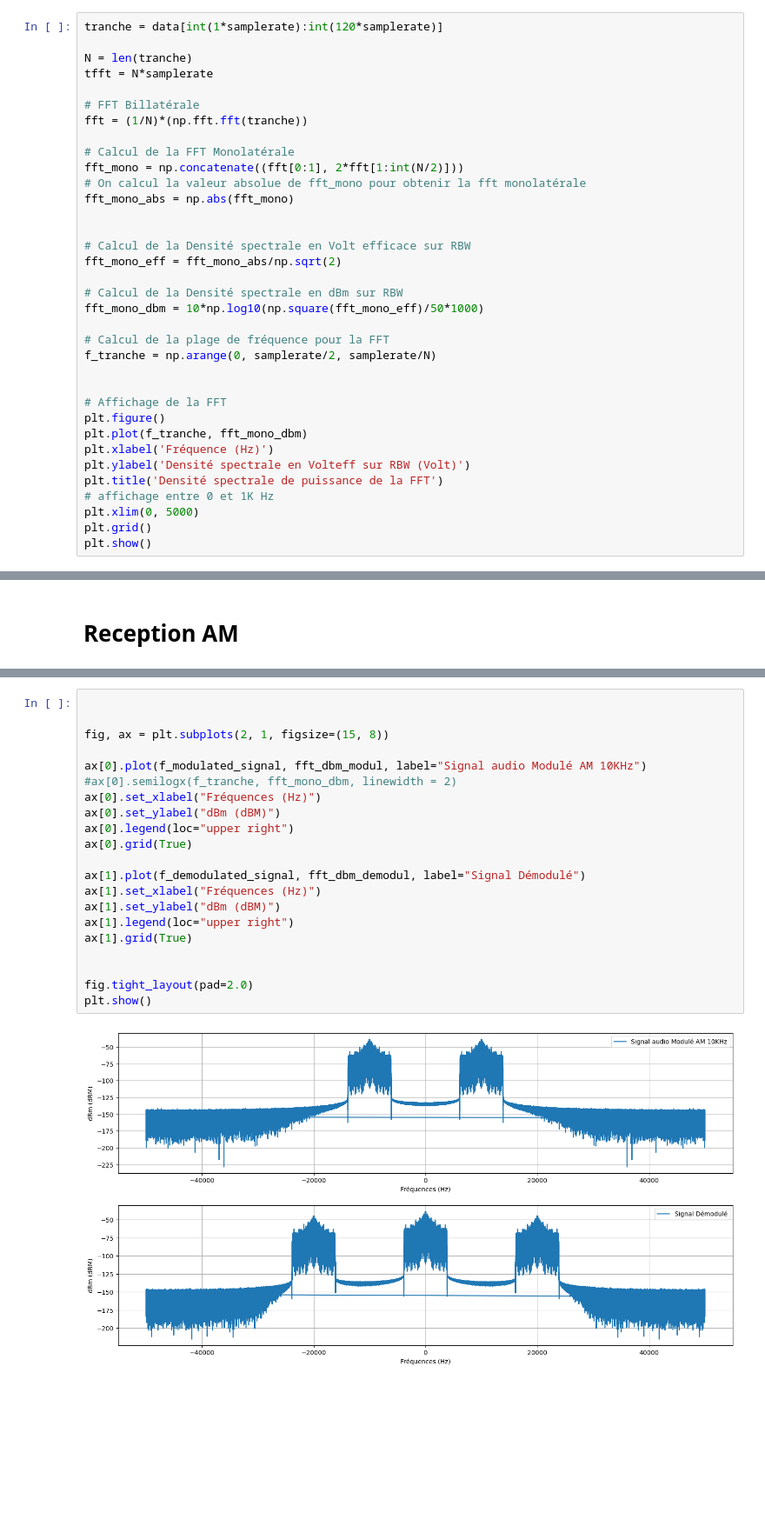
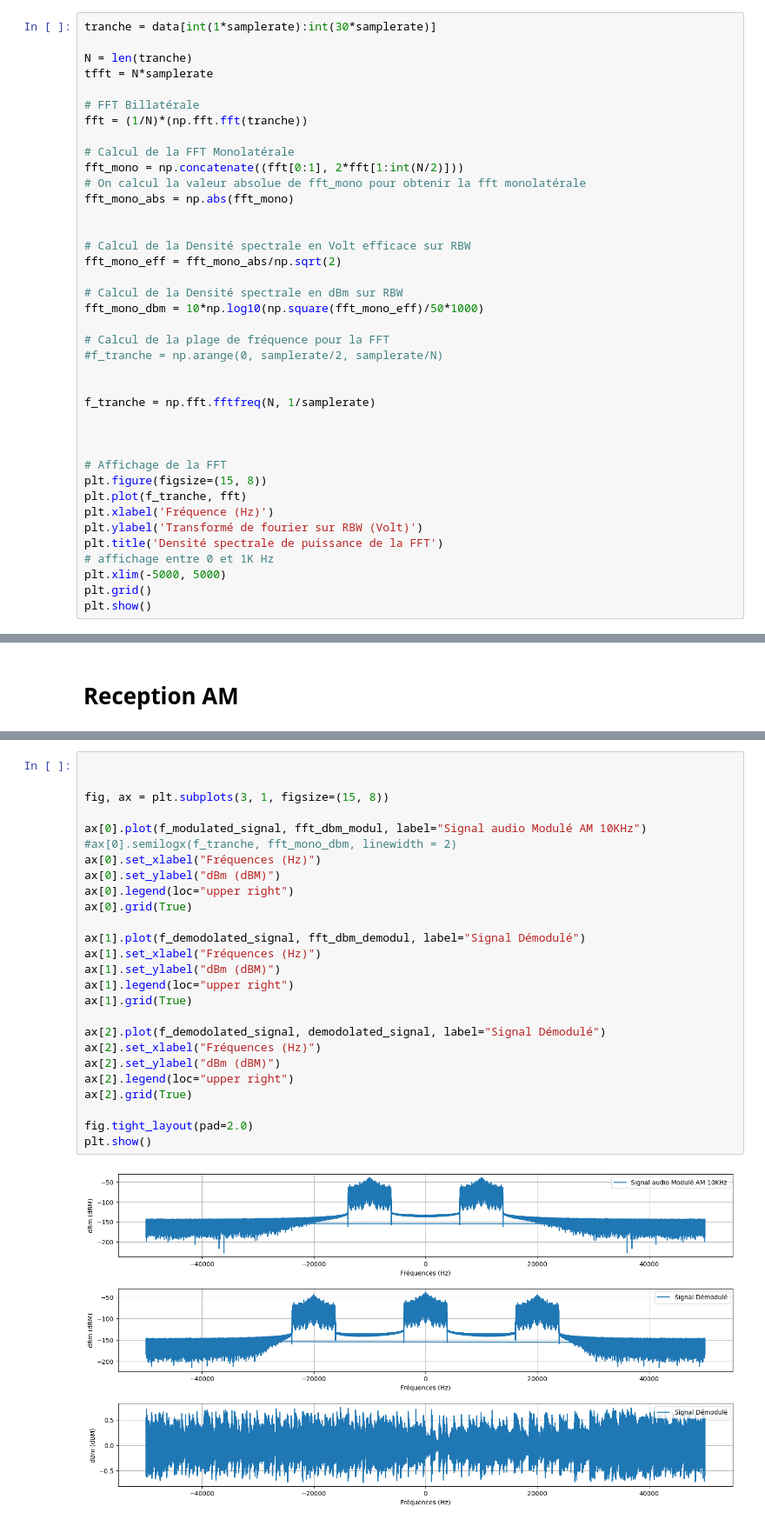
Before and after one commit to NergYR/SA202, a Jupyter notebook: main.ipynb, the cells around one changed output, grey strips where cells are left out. Shown at 87% size. Cells and saved outputs as stored; diff of their text form; blank space fills up the shorter version.

```diff
--- a/main.ipynb
+++ b/main.ipynb
@@ -16,7 +16,7 @@ data, samplerate = sf.read(file)
 # %% [markdown]
 Affichage de la tranche du signal et ça FFT
 # %%
-tranche = data[int(1*samplerate):int(120*samplerate)]
+tranche = data[int(1*samplerate):int(30*samplerate)]
 
 N = len(tranche)
 tfft = N*samplerate
@@ -37,17 +37,21 @@ fft_mono_eff = fft_mono_abs/np.sqrt(2)
 fft_mono_dbm = 10*np.log10(np.square(fft_mono_eff)/50*1000)
 
 # Calcul de la plage de fréquence pour la FFT
-f_tranche = np.arange(0, samplerate/2, samplerate/N)
+#f_tranche = np.arange(0, samplerate/2, samplerate/N)
+
+
+f_tranche = np.fft.fftfreq(N, 1/samplerate)
+
 
 
 # Affichage de la FFT
-plt.figure()
-plt.plot(f_tranche, fft_mono_dbm)
+plt.figure(figsize=(15, 8))
+plt.plot(f_tranche, fft)
 plt.xlabel('Fréquence (Hz)')
-plt.ylabel('Densité spectrale en Volteff sur RBW (Volt)')
+plt.ylabel('Transformé de fourier sur RBW (Volt)')
 plt.title('Densité spectrale de puissance de la FFT')
 # affichage entre 0 et 1K Hz
-plt.xlim(0, 5000)
+plt.xlim(-5000, 5000)
 plt.grid()
 plt.show()
 # %% [output]
@@ -280,23 +310,28 @@ f_demodulated_signal = np.fft.fftfreq(N, 1/samplerate)
 # %%
 
 
-fig, ax = plt.subplots(2, 1, figsize=(15, 8))
+fig, ax = plt.subplots(3, 1, figsize=(15, 8))
 
 ax[0].plot(f_modulated_signal, fft_dbm_modul, label="Signal audio Modulé AM 10KHz")
 #ax[0].semilogx(f_tranche, fft_mono_dbm, linewidth = 2)
 ax[0].set_xlabel("Fréquences (Hz)")
 ax[0].set_ylabel("dBm (dBM)")
 ax[0].legend(loc="upper right")
 ax[0].grid(True)
 
-ax[1].plot(f_demodulated_signal, fft_dbm_demodul, label="Signal Démodulé")
+ax[1].plot(f_demodolated_signal, fft_dbm_demodul, label="Signal Démodulé")
 ax[1].set_xlabel("Fréquences (Hz)")
 ax[1].set_ylabel("dBm (dBM)")
 ax[1].legend(loc="upper right")
 ax[1].grid(True)
 
+ax[2].plot(f_demodolated_signal, demodolated_signal, label="Signal Démodulé")
+ax[2].set_xlabel("Fréquences (Hz)")
+ax[2].set_ylabel("dBm (dBM)")
+ax[2].legend(loc="upper right")
+ax[2].grid(True)
 
 fig.tight_layout(pad=2.0)
 plt.show()
 # %% [output]
-[figure, old version]
+[figure, new version]
```
Also changed, not shown: parts of 9 cells of this notebook.
